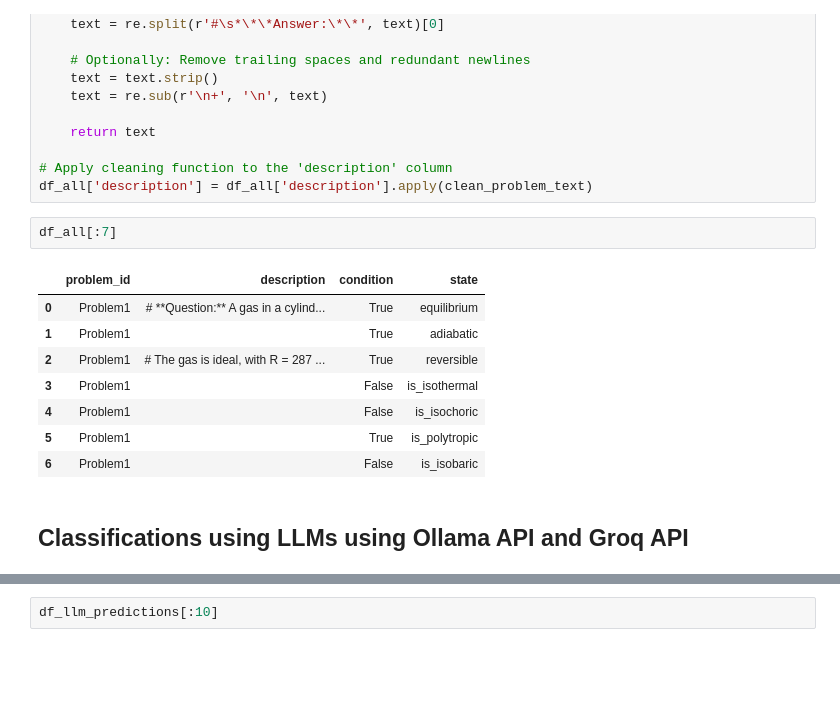
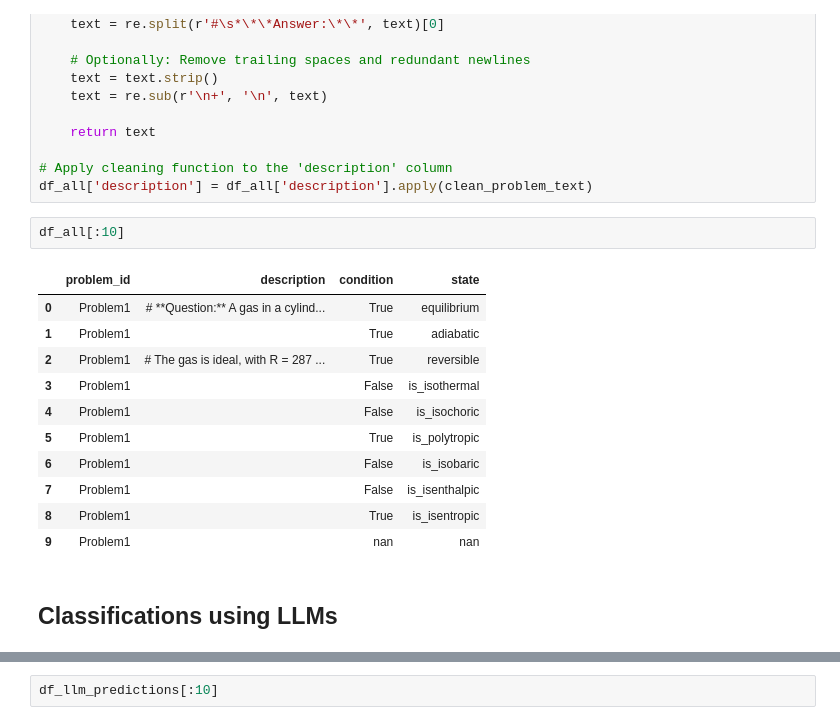
Before and after one commit to mmusawarbaig/llm_test_task, a Jupyter notebook: main.ipynb, the cells around one changed output, grey strips where cells are left out. Saved outputs shown, nothing was run; the diff lists cells and outputs as text; blank space fills up the shorter version.

```diff
--- a/main.ipynb
+++ b/main.ipynb
@@ -86,18 +85,21 @@ def clean_problem_text(text):
 # Apply cleaning function to the 'description' column
 df_all['description'] = df_all['description'].apply(clean_problem_text)
 # %%
-df_all[:7]
+df_all[:10]
 # %% [output]
 |  | problem_id | description | condition | state |
 | 0 | Problem1 | # **Question:** A gas in a cylind... | True | equilibrium |
 | 1 | Problem1 |  | True | adiabatic |
 | 2 | Problem1 | # The gas is ideal, with R = 287 ... | True | reversible |
 | 3 | Problem1 |  | False | is_isothermal |
 | 4 | Problem1 |  | False | is_isochoric |
 | 5 | Problem1 |  | True | is_polytropic |
 | 6 | Problem1 |  | False | is_isobaric |
+| 7 | Problem1 |  | False | is_isenthalpic |
+| 8 | Problem1 |  | True | is_isentropic |
+| 9 | Problem1 |  | nan | nan |
 # %% [markdown]
-## Classifications using LLMs using Ollama API and Groq API
+## Classifications using LLMs
 # %%
 
 USE_OLLAMA_API = True # Set to True if you want to use the Ollama API
```
Also changed, not shown: parts of 6 cells of this notebook, 1 other file.
